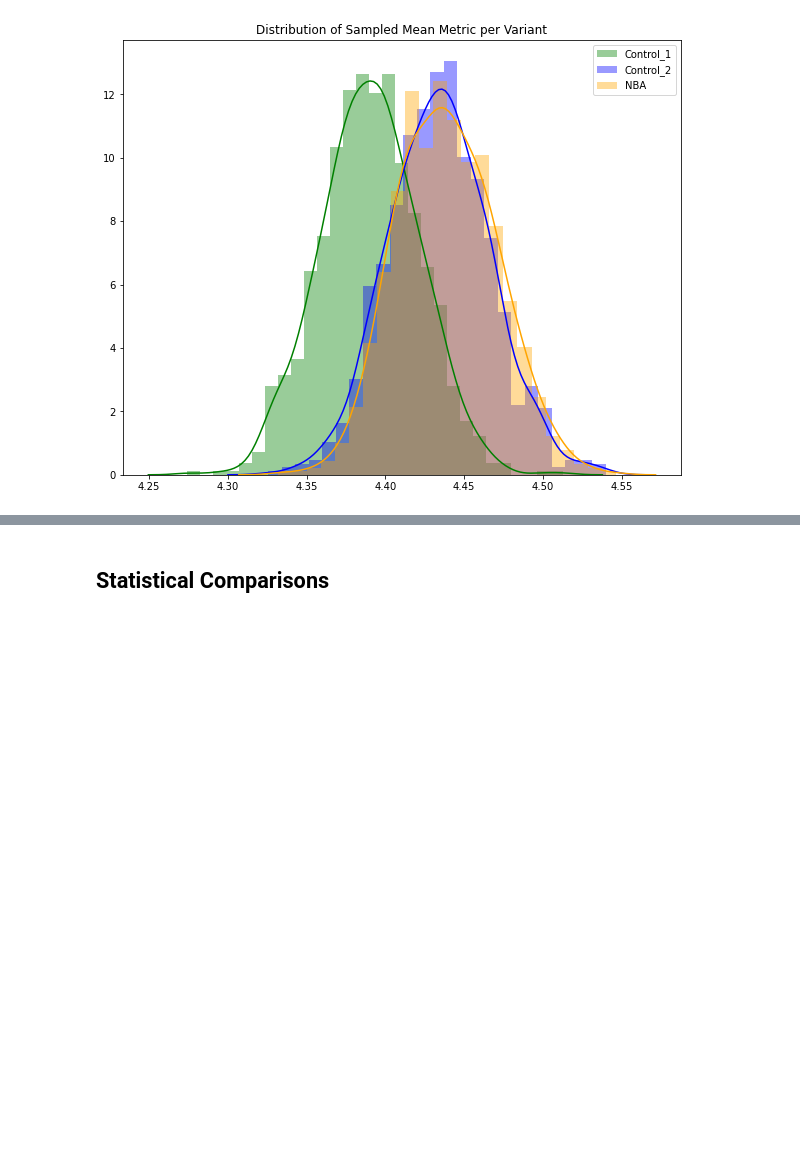
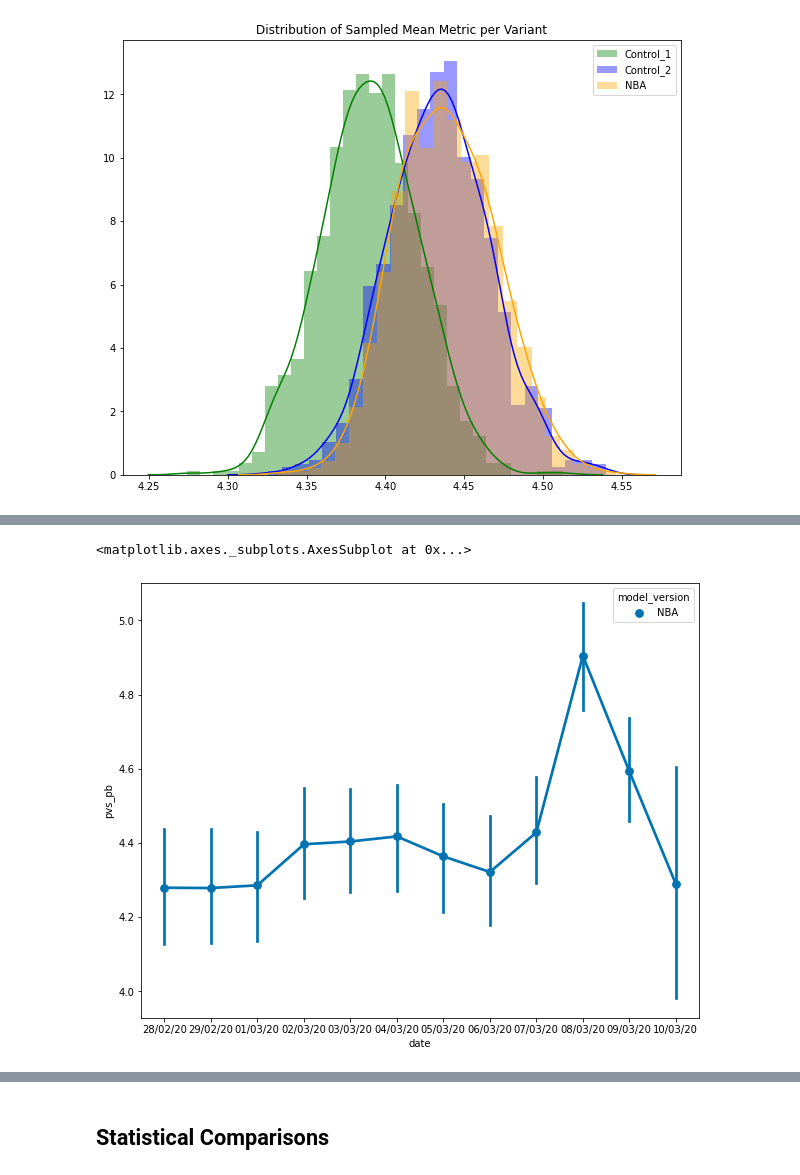
Before and after one commit to frankhopkins/pyhton_ab_notebooks, a Jupyter notebook: 08_fh_experiment_analysis_template.ipynb, the cells around one changed output, grey strips where cells are left out. Saved outputs shown, nothing was run; the diff lists cells and outputs as text; code cells hidden in the pictures; blank space fills up the shorter version.

```diff
--- a/08_fh_experiment_analysis_template.ipynb
+++ b/08_fh_experiment_analysis_template.ipynb
@@ -186,0 +215,9 @@ plt.show()
+# %%
+## pv/session over time just NBA performance
+
+NBA = df[(df['model_version'] == 'NBA')]
+plt.figure(figsize=(10,8))
+sb.pointplot(data=NBA, x='date', y='pvs_pb', hue='model_version', dodge=True, palette='colorblind')
+# %% [output]
+<matplotlib.axes._subplots.AxesSubplot at 0x...>
+[figure, added]
```
Also changed, not shown: parts of 11 cells of this notebook.
